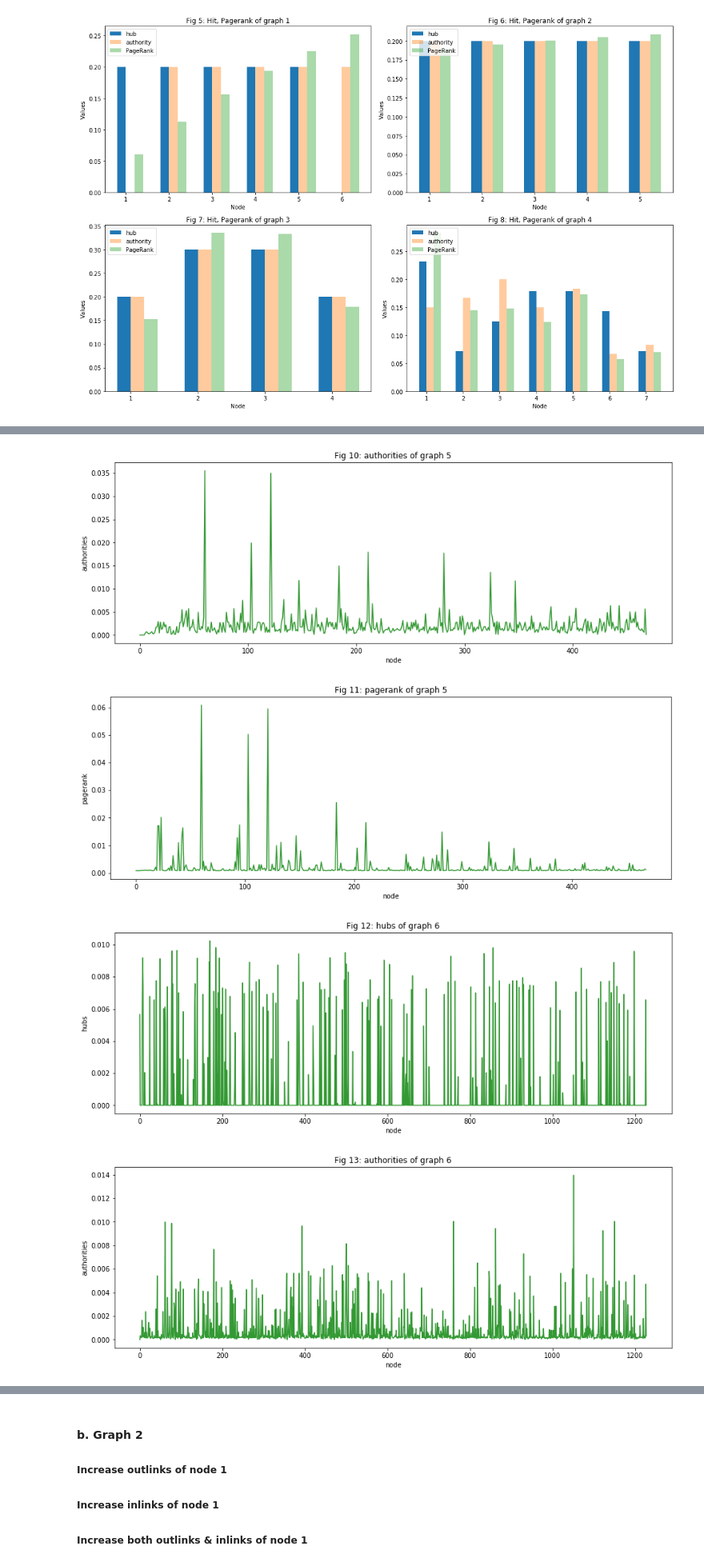
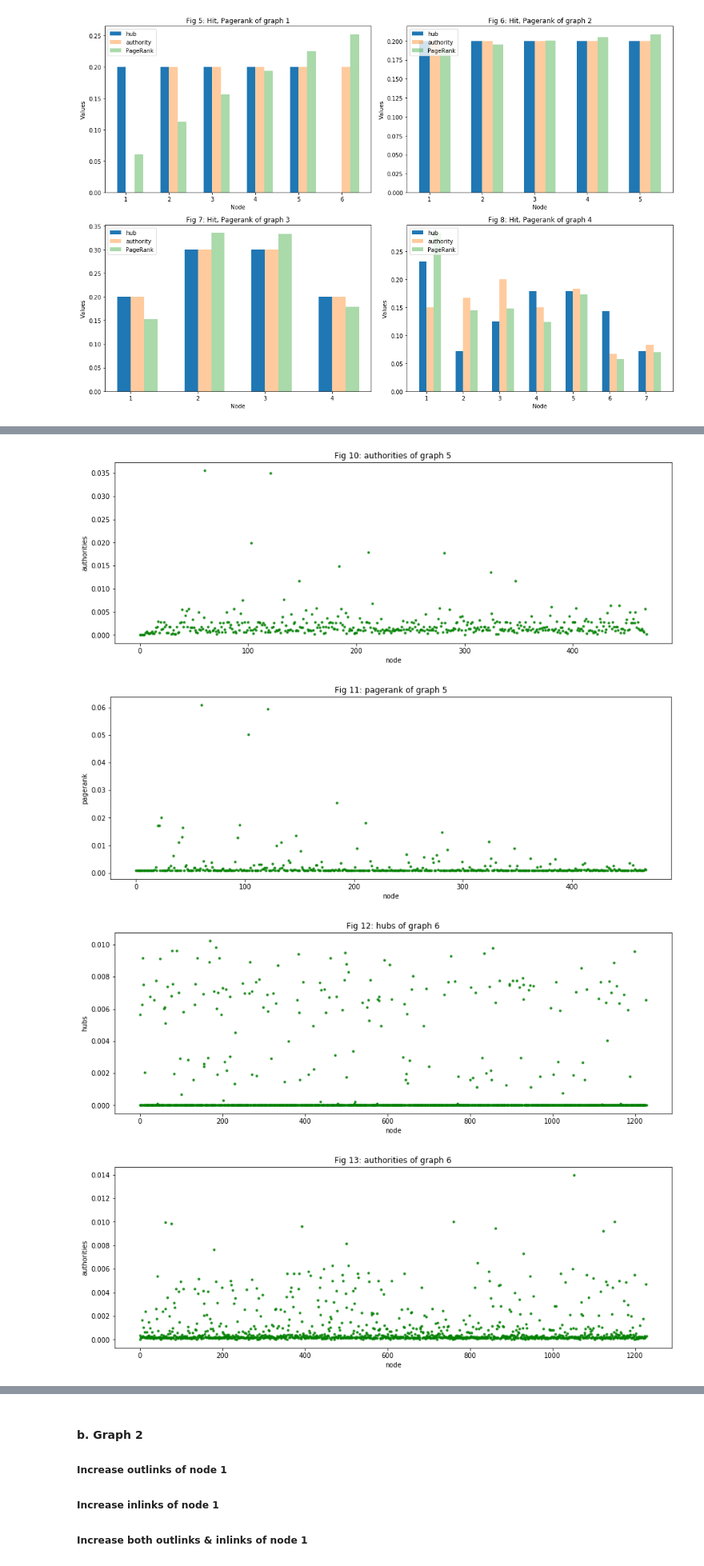
Before and after one commit to Sirius207/Link-Analysis, a Jupyter notebook: Report.ipynb, the cells around one changed output, grey strips where cells are left out. Shown at 80% size. Cells and saved outputs as stored; diff of their text form; code cells hidden in the pictures.

```diff
--- a/Report.ipynb
+++ b/Report.ipynb
@@ -129,7 +132,7 @@ def show_large_results(graph_id, value, title):
     plt.xlabel('node')
     plt.ylabel(value)
     plt.title(title);
-    plt.plot(x, y, 'g-', alpha=0.8)
+    plt.plot(x, y, 'g.', alpha=0.8)
     plt.show()
 
 def show_all_large_results(fig_num):
@@ -147,4 +150,4 @@ show_all_large_results(9)
-[figure, old version]
+[figure, new version]
-[figure, old version]
+[figure, new version]
-[figure, old version]
+[figure, new version]
-[figure, old version]
+[figure, new version]
```
Also changed, not shown: parts of 8 cells of this notebook.
